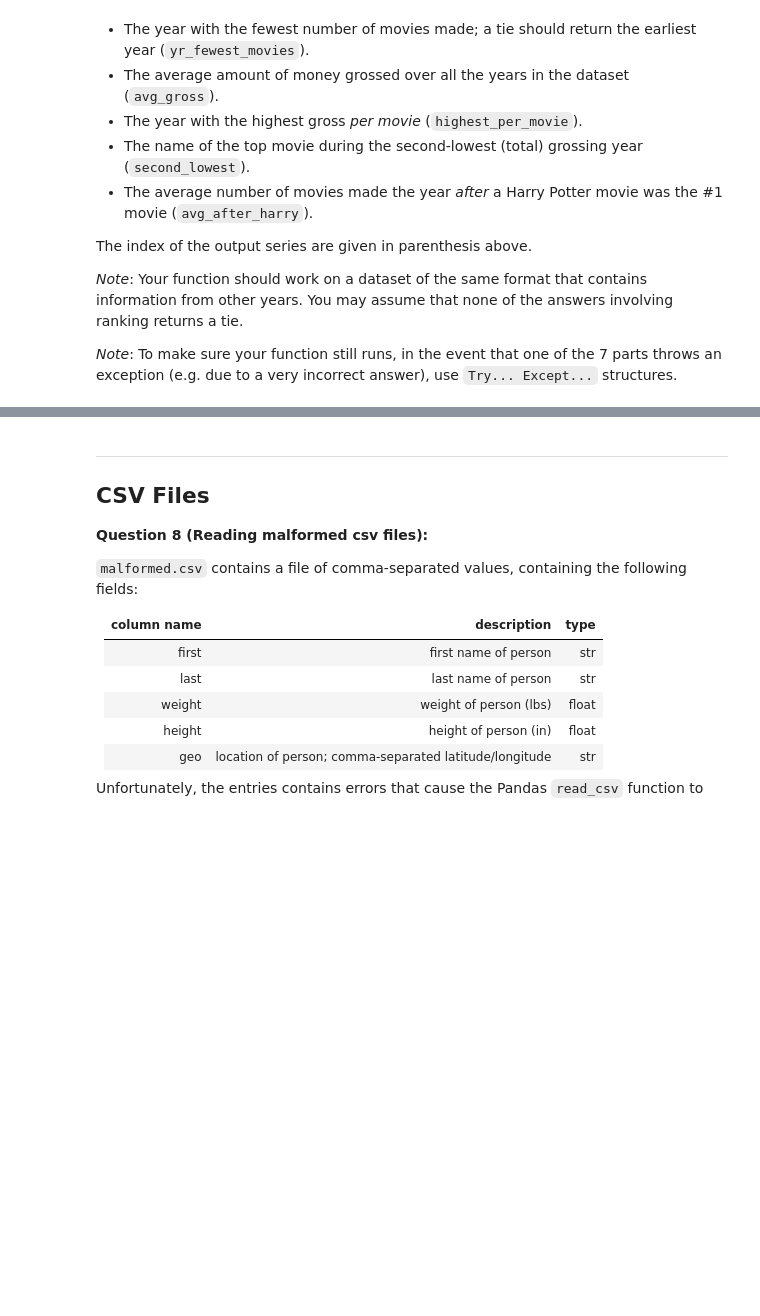
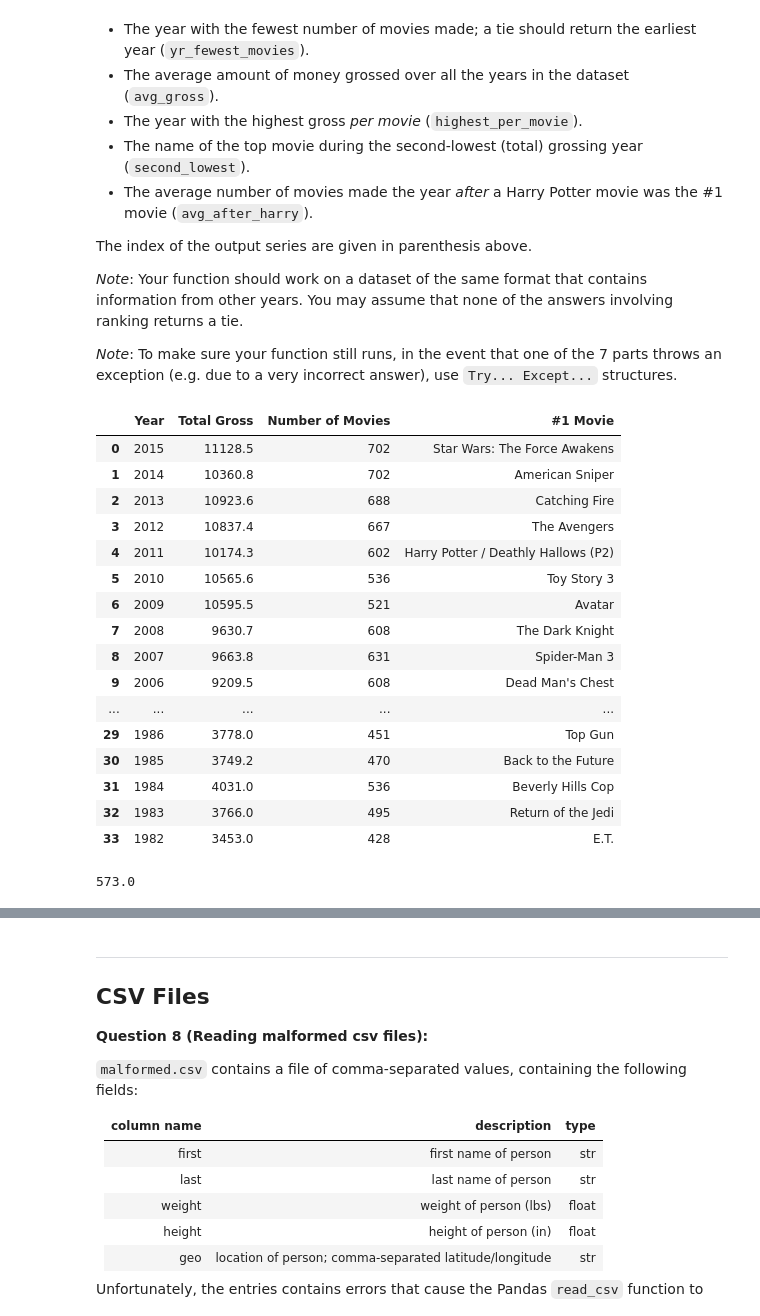
Before and after one commit to kaiitheguy/dsc80-wi20, a Jupyter notebook: labs/lab01/lab01.ipynb, the cells around one changed output, grey strips where cells are left out. Drawn from its saved outputs; the diff is of its cells as text; code cells hidden in the pictures; blank space fills up the shorter version.

```diff
--- a/labs/lab01/lab01.ipynb
+++ b/labs/lab01/lab01.ipynb
@@ -254,3 +328,39 @@ The index of the output series are given in parenthesis above.
 # %%
 movie_fp = os.path.join('data', 'movies_by_year.csv')
 movies = pd.read_csv(movie_fp)
+movies
+# %% [output]
+|  | Year | Total Gross | Number of Movies | #1 Movie |
+| 0 | 2015 | 11128.5 | 702 | Star Wars: The Force Awakens |
+| 1 | 2014 | 10360.8 | 702 | American Sniper |
+| 2 | 2013 | 10923.6 | 688 | Catching Fire |
+| 3 | 2012 | 10837.4 | 667 | The Avengers |
+| 4 | 2011 | 10174.3 | 602 | Harry Potter / Deathly Hallows (P2) |
+| 5 | 2010 | 10565.6 | 536 | Toy Story 3 |
+| 6 | 2009 | 10595.5 | 521 | Avatar |
+| 7 | 2008 | 9630.7 | 608 | The Dark Knight |
+| 8 | 2007 | 9663.8 | 631 | Spider-Man 3 |
+| 9 | 2006 | 9209.5 | 608 | Dead Man's Chest |
+| ... | ... | ... | ... | ... |
+| 29 | 1986 | 3778.0 | 451 | Top Gun |
+| 30 | 1985 | 3749.2 | 470 | Back to the Future |
+| 31 | 1984 | 4031.0 | 536 | Beverly Hills Cop |
+| 32 | 1983 | 3766.0 | 495 | Return of the Jedi |
+| 33 | 1982 | 3453.0 | 428 | E.T. |
+# %%
+movies['Year'].nunique()
+movies['Number of Movies'].sum()
+movies['Number of Movies'].min()
+movies.loc[movies['Number of Movies'] == movies['Number of Movies'].min()]['Year'].values[0]
+movies['Total Gross'].mean()
+avg = movies['Total Gross']/movies['Number of Movies']
+avg.max()
+movies.nsmallest(2, 'Total Gross')['#1 Movie'].values[0]
+hp = movies.loc[movies['#1 Movie'].str.contains('Harry Potter')]['Year']
+total = 0
+for i in np.arange(len(hp)):
+    year = hp.values[i]+1
+    total += movies.loc[movies['Year'] == year]['Number of Movies'].values[0]
+total/len(hp)
+# %% [output]
+573.0
```
Also changed, not shown: parts of 29 cells of this notebook, 1 other file.
